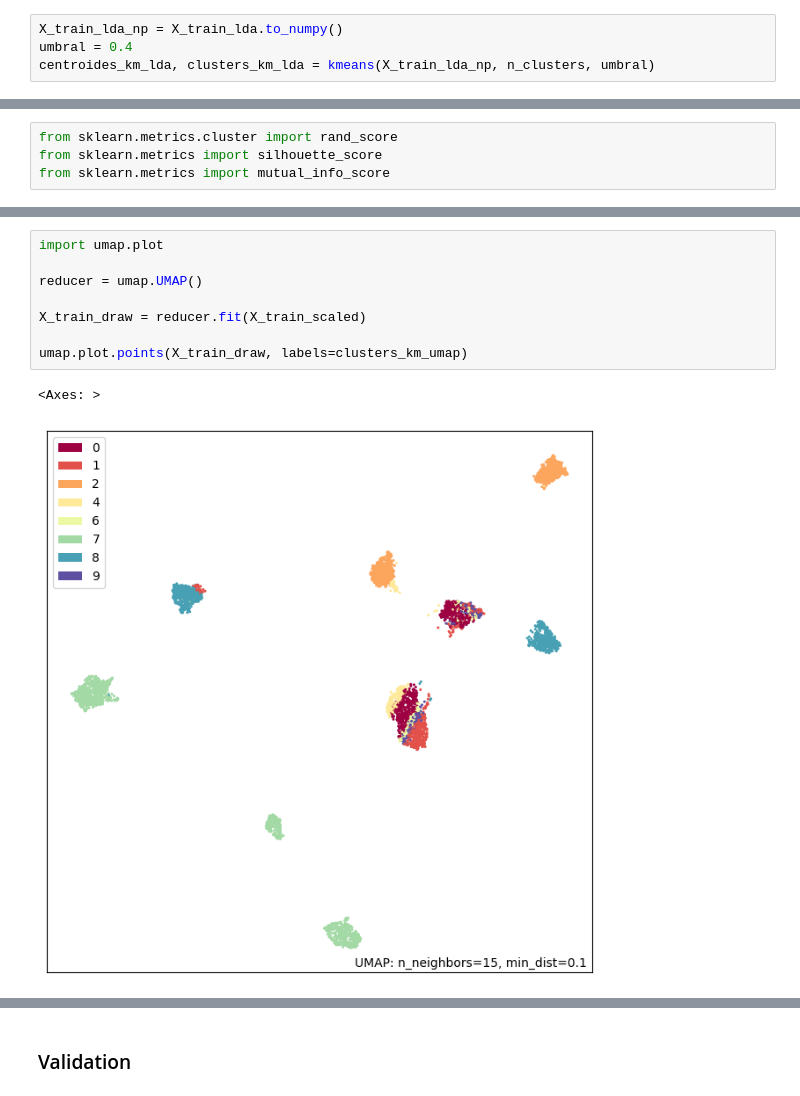
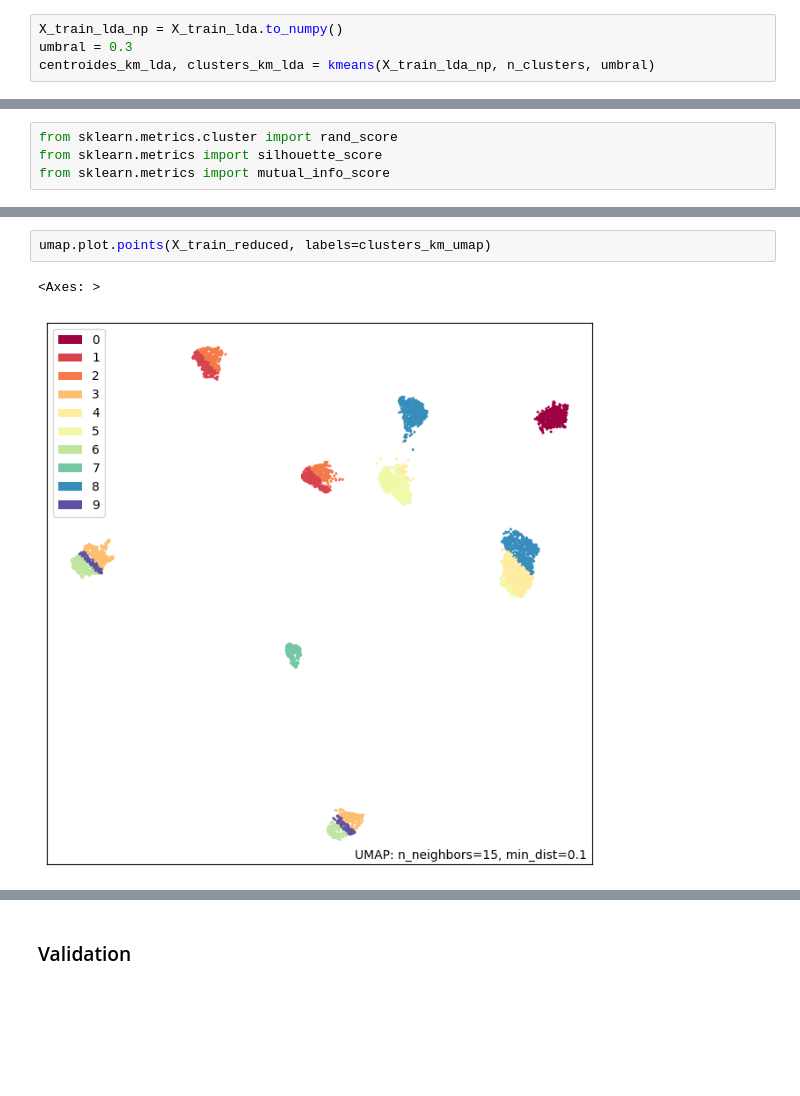
Before and after one commit to pieroGJ121/ML_proyecto_3, a Jupyter notebook: main.ipynb, the cells around one changed output, grey strips where cells are left out. Saved outputs shown, nothing was run; the diff lists cells and outputs as text; blank space fills up the shorter version.

```diff
--- a/main.ipynb
+++ b/main.ipynb
@@ -170,7 +179,7 @@ print(n_clusters)
 10
 # %%
 X_train_lda_np = X_train_lda.to_numpy()
-umbral = 0.4
+umbral = 0.3
 centroides_km_lda, clusters_km_lda = kmeans(X_train_lda_np, n_clusters, umbral)
 # %%
 X_train_umap_np = X_train_umap.to_numpy()
@@ -214,14 +222,8 @@ El mutual information de kmeans con umap es:  1.3907120903148402
-# %%
-import umap.plot
-
-reducer = umap.UMAP()
-
-X_train_draw = reducer.fit(X_train_scaled)
-
-umap.plot.points(X_train_draw, labels=clusters_km_umap)
-# %% [output]
-<Axes: >
-[figure, removed]
+# %%
+umap.plot.points(X_train_reduced, labels=clusters_km_umap)
+# %% [output]
+<Axes: >
+[figure, added]
 # %%
 labels_db_lda_np = np.array(labels_db_lda)
 labels_db_umap_np = np.array(labels_db_umap)
```
Also changed, not shown: parts of 24 cells of this notebook.
